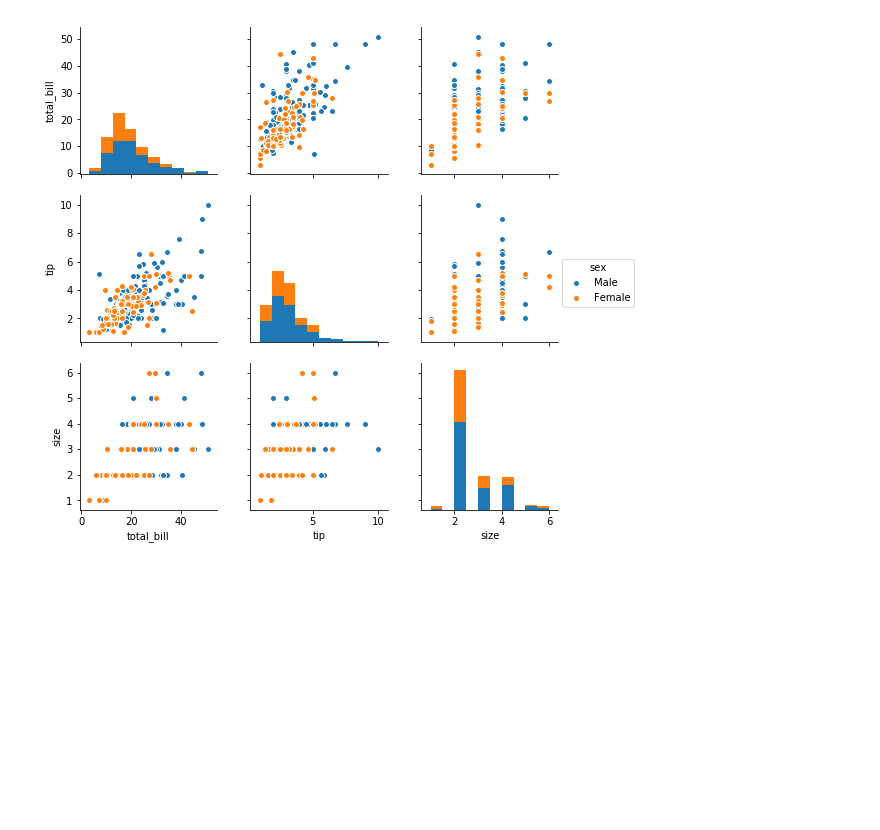
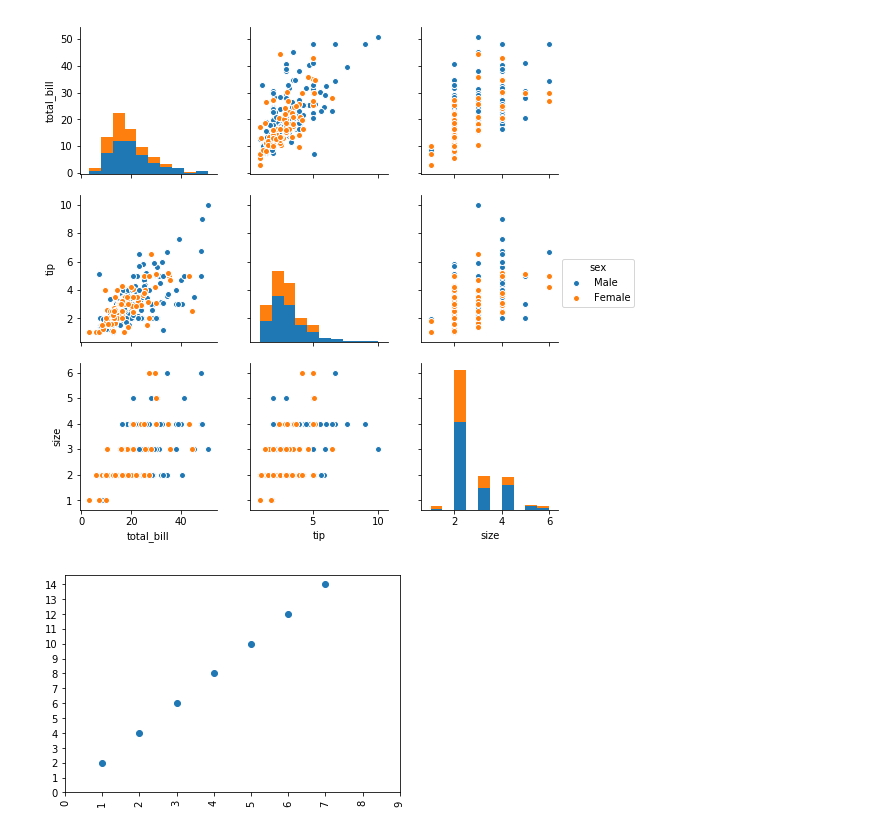
Before and after one commit to yaminisingh31/python, a Jupyter notebook: data_science/Pandas.ipynb, the cells around one changed output. Saved outputs shown, nothing was run; the diff lists cells and outputs as text; code cells hidden in the pictures; blank space fills up the shorter version.

```diff
--- a/data_science/Pandas.ipynb
+++ b/data_science/Pandas.ipynb
@@ -192,0 +197,12 @@ plt.show()
+# %%
+x=[1,2,3,4,5,6,7]
+y=[2,4,6,8,10,12,14]
+fig=plt.figure()
+ax=fig.add_subplot(111)
+ax.scatter(x,y)
+plt.setp(ax.xaxis.get_majorticklabels(),rotation=90)
+ax.set_xticks(range(0,10))
+ax.set_yticks(range(0,15,1))
+plt.show()
+# %% [output]
+[figure, added]
```
Also changed, not shown: parts of 24 cells of this notebook.
